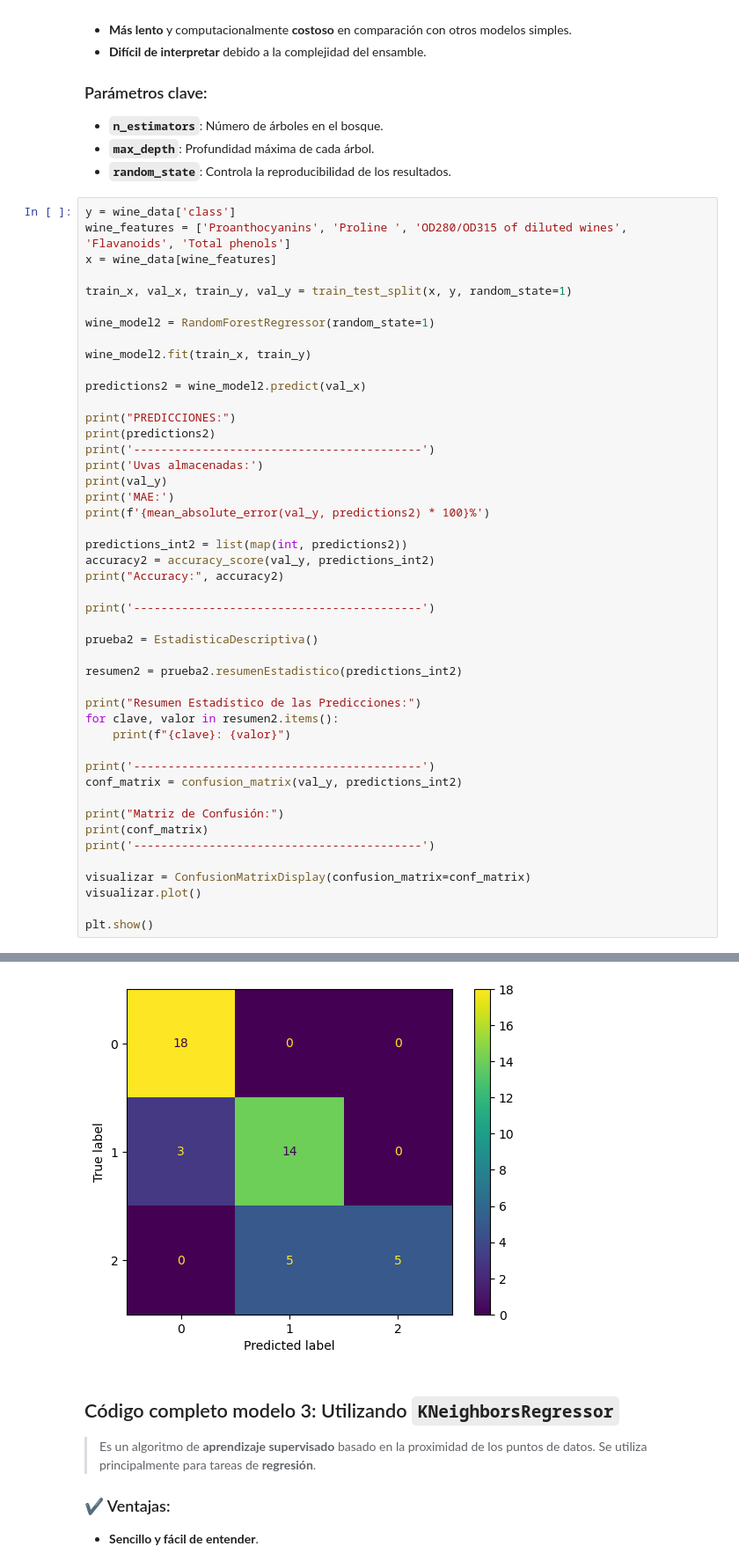
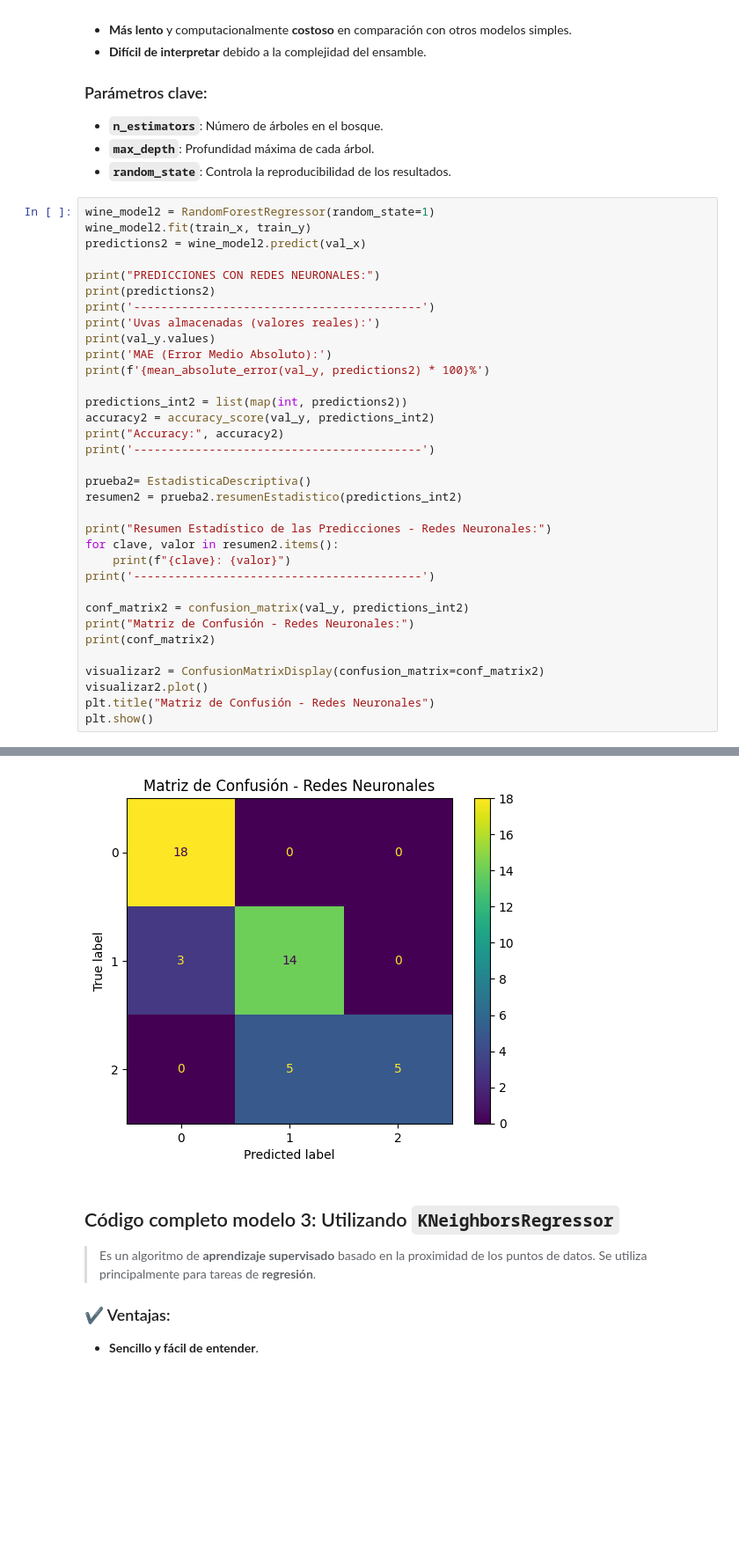
Before and after one commit to ikasle12345/RETO1, a Jupyter notebook: ModeloVino.ipynb, the cells around one changed output, grey strips where cells are left out. Shown: that part at 88% size. Saved outputs shown, nothing was run; the diff lists cells and outputs as text; blank space fills up the shorter version.

```diff
--- a/ModeloVino.ipynb
+++ b/ModeloVino.ipynb
@@ -405,49 +392,37 @@ Uvas almacenadas:
 - **`max_depth`**: Profundidad máxima de cada árbol.
 - **`random_state`**: Controla la reproducibilidad de los resultados.
 # %%
-y = wine_data['class']
-wine_features = ['Proanthocyanins', 'Proline ', 'OD280/OD315 of diluted wines', 'Flavanoids', 'Total phenols']
-x = wine_data[wine_features]
-
-train_x, val_x, train_y, val_y = train_test_split(x, y, random_state=1)
-
 wine_model2 = RandomForestRegressor(random_state=1)
-
 wine_model2.fit(train_x, train_y)
-
 predictions2 = wine_model2.predict(val_x)
 
-print("PREDICCIONES:")
+print("PREDICCIONES CON REDES NEURONALES:")
 print(predictions2)
 print('------------------------------------------')
-print('Uvas almacenadas:')
-print(val_y)
-print('MAE:')
+print('Uvas almacenadas (valores reales):')
+print(val_y.values)
+print('MAE (Error Medio Absoluto):')
 print(f'{mean_absolute_error(val_y, predictions2) * 100}%')
 
 predictions_int2 = list(map(int, predictions2))
 accuracy2 = accuracy_score(val_y, predictions_int2)
 print("Accuracy:", accuracy2)
-
 print('------------------------------------------')
 
-prueba2 = EstadisticaDescriptiva()
-
+prueba2= EstadisticaDescriptiva()
 resumen2 = prueba2.resumenEstadistico(predictions_int2)
 
-print("Resumen Estadístico de las Predicciones:")
+print("Resumen Estadístico de las Predicciones - Redes Neuronales:")
 for clave, valor in resumen2.items():
     print(f"{clave}: {valor}")
-
-print('------------------------------------------')
-conf_matrix = confusion_matrix(val_y, predictions_int2)
-
-print("Matriz de Confusión:")
-print(conf_matrix)
 print('------------------------------------------')
 
-visualizar = ConfusionMatrixDisplay(confusion_matrix=conf_matrix)
-visualizar.plot()
+conf_matrix2 = confusion_matrix(val_y, predictions_int2)
+print("Matriz de Confusión - Redes Neuronales:")
+print(conf_matrix2)
 
+visualizar2 = ConfusionMatrixDisplay(confusion_matrix=conf_matrix2)
+visualizar2.plot()
+plt.title("Matriz de Confusión - Redes Neuronales")
 plt.show()
 # %% [output]
@@ -471,4 +446,4 @@ Uvas almacenadas:
-[figure, old version]
+[figure, new version]
 # %% [markdown]
 ## Código completo modelo 3: Utilizando `KNeighborsRegressor`
 
```
Also changed, not shown: parts of 10 cells of this notebook.
